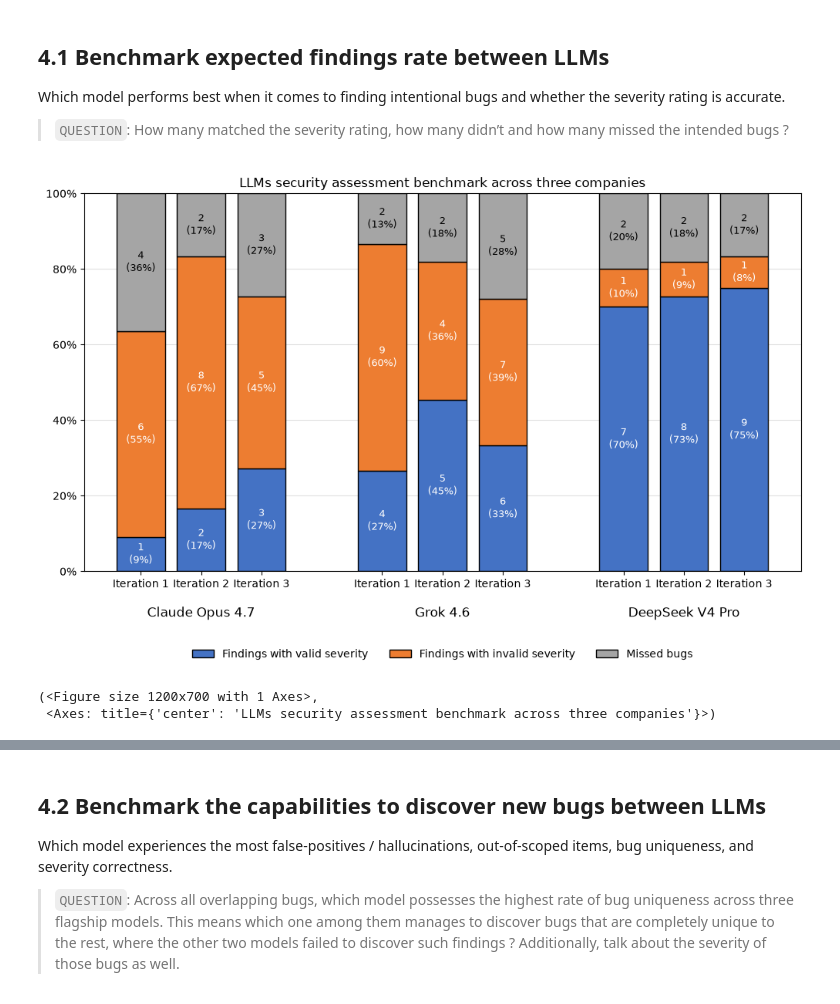
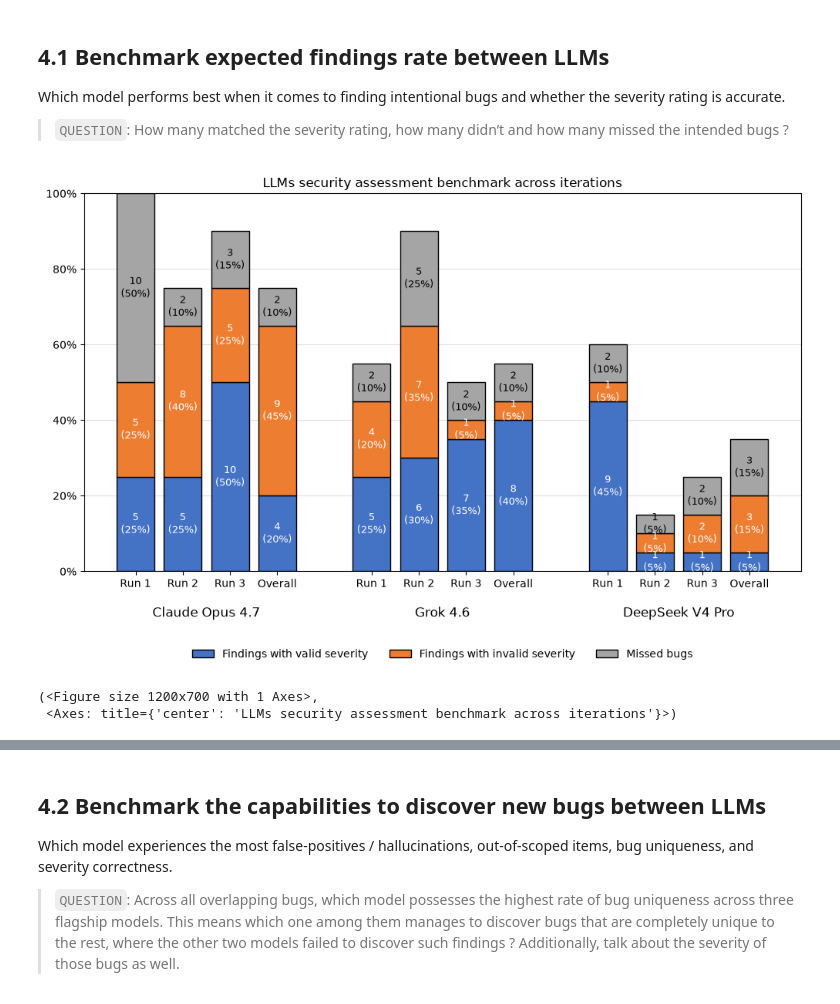
Before and after one commit to hackernese/OpenSec, a Jupyter notebook: results/Analysis.ipynb, the cells around one changed output, grey strips where cells are left out. Cells and saved outputs as stored; diff of their text form; code cells hidden in the pictures.

```diff
--- a/results/Analysis.ipynb
+++ b/results/Analysis.ipynb
@@ -130,21 +243,22 @@ Which model performs best when it comes to finding intentional bugs and whether
 > `QUESTION`: How many matched the severity rating, how many didn’t and how many missed the intended bugs ?
 # %%
 years = ["Claude Opus 4.7", "Grok 4.6", "DeepSeek V4 Pro"]
-regions = ["Iteration 1", "Iteration 2", "Iteration 3"]
+regions = ["Run 1", "Run 2", "Run 3", "Overall"]
 
 data = {
-    "Findings with valid severity":  [1, 2, 3, 4, 5, 6,7,8,9],
-    "Findings with invalid severity": [6, 8, 5, 9, 4, 7,1,1,1],
-    "Missed bugs": [4, 2, 3, 2, 2, 5,2,2,2],
+    "Findings with valid severity":  [5, 5, 10, 4, 5, 6,7,8,9,1,1,1],
+    "Findings with invalid severity": [5, 8, 5, 9, 4, 7,1,1,1,1,2,3],
+    "Missed bugs": [10, 2, 3, 2, 2, 5,2,2,2,1,2,3],
 }
 
 stacked_bar_groups_percent(
     years,
     regions,
     data,
-    title="LLMs security assessment benchmark across three companies"
+    total=20,
+    title="LLMs security assessment benchmark across iterations"
 )
 # %% [output]
-[figure, old version]
+[figure, new version]
 (<Figure size 1200x700 with 1 Axes>,
- <Axes: title={'center': 'LLMs security assessment benchmark across three companies'}>)
+ <Axes: title={'center': 'LLMs security assessment benchmark across iterations'}>)
```
Also changed, not shown: parts of 19 cells of this notebook, 5 other files.
